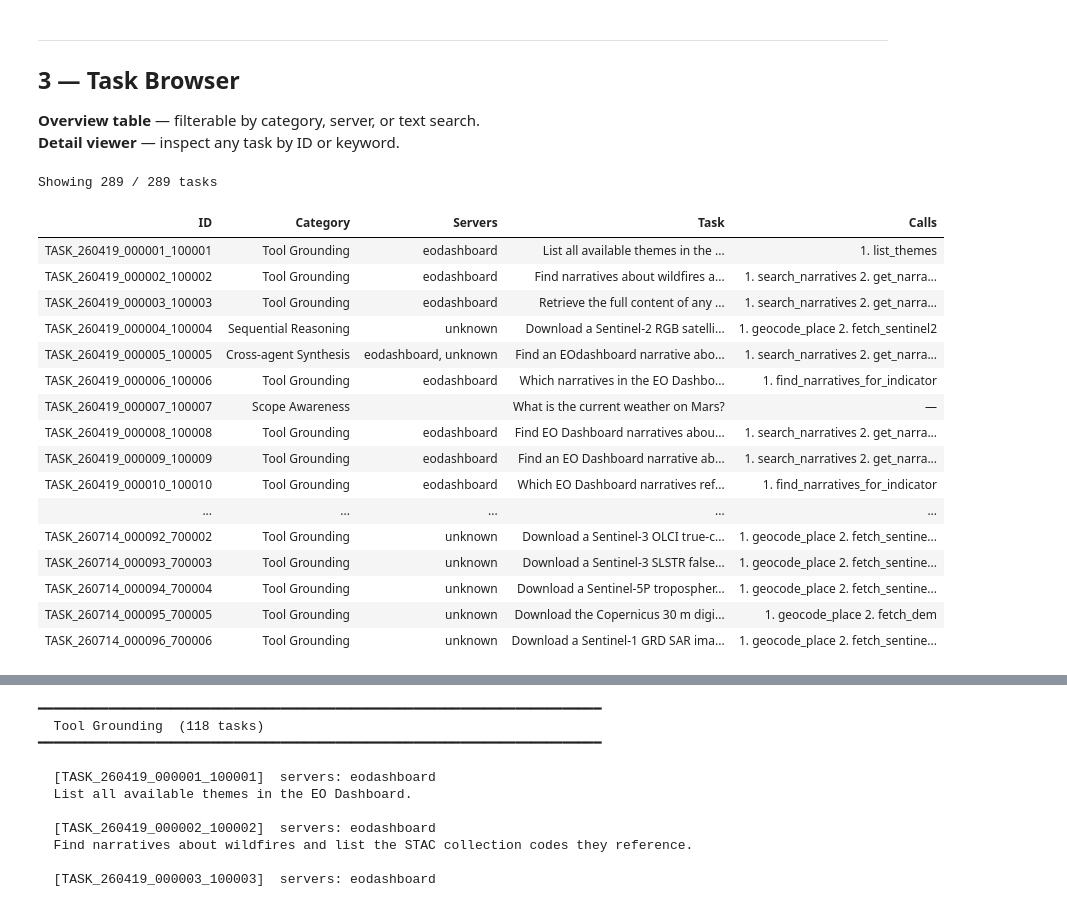
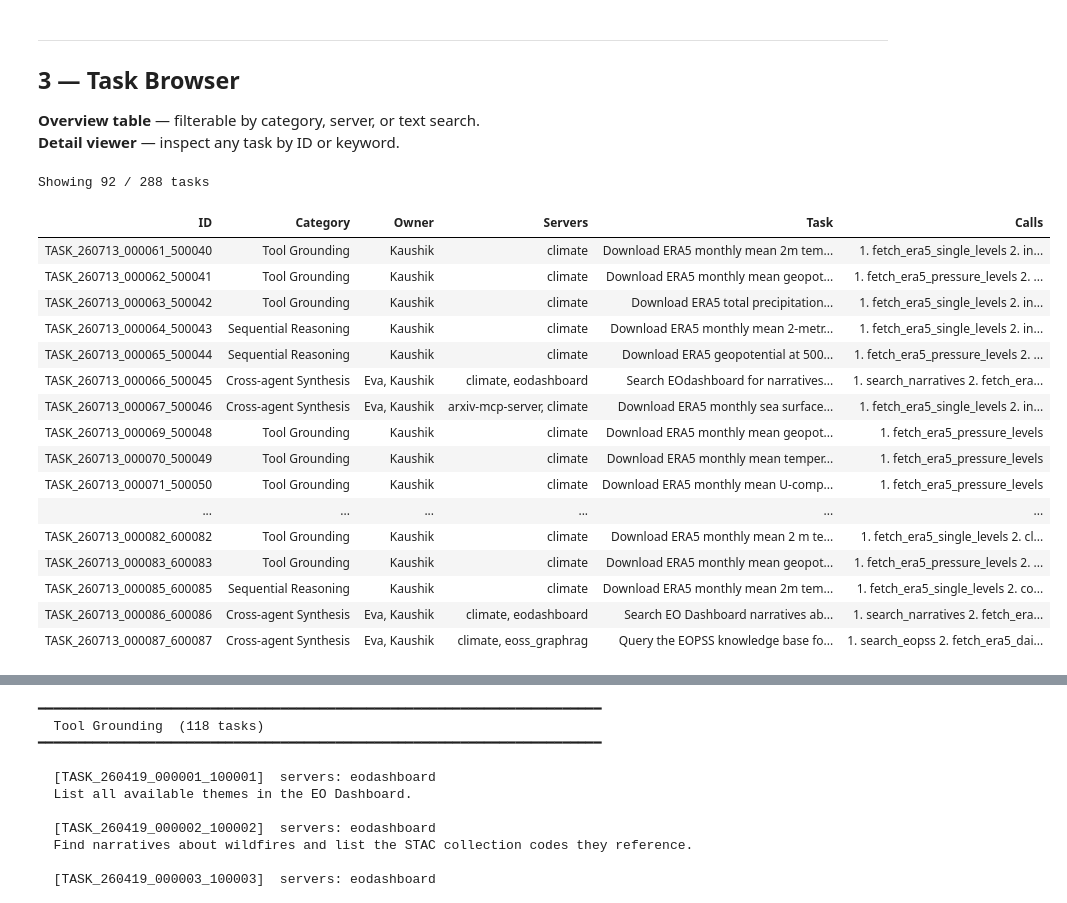
Before and after one commit to Riccardo7-DS/agenticeoecosystem, a Jupyter notebook: notebooks/BenchmarkCoverage.ipynb, the cells around one changed output, grey strips where cells are left out. Drawn from its saved outputs; the diff is of its cells as text; code cells hidden in the pictures.

```diff
--- a/notebooks/BenchmarkCoverage.ipynb
+++ b/notebooks/BenchmarkCoverage.ipynb
@@ -154,6 +151,24 @@ tasks = raw["tasks"]
 
 # Map each tool function name to its server
 TOOL_TO_SERVER = {t: s for s, info in mc.items() for t in info["tools"]}
+
+SERVER_OWNER = {
+    "eodashboard":      "Eva",
+    "eoss_graphrag":    "Eva",
+    "arxiv-mcp-server": "Eva",
+    "moocs":            "Eva",
+    "cdse":             "Kaushik",
+    "climate":          "Kaushik",
+    "gee-mcp":          "Kaushik",
+    "geos_ops":         "Riccardo",
+}
+
+def _owners(servers):
+    seen = []
+    for name in ("Eva", "Kaushik", "Riccardo"):
+        if any(SERVER_OWNER.get(s) == name for s in servers):
+            seen.append(name)
+    return seen if seen else ["—"]
 
 flat = []
 for t in tasks:
@@ -170,6 +185,7 @@ for t in tasks:
         "category": category,
         "tools":    fns,
         "servers":  servers,
+        "owners":   _owners(servers),
         "n_steps":  max((len(sol.get("steps", [])) for sol in (t.get("reference_solutions") or [])), default=0),
         "task_text": t["task_text"],
     })
@@ -286,8 +302,15 @@ plt.show()
 # ── Overview table ────────────────────────────────────────────────────────
 # Filter controls: set any to None to show all
 FILTER_CATEGORY = None          # e.g. "Tool Grounding"
-FILTER_SERVER   = None          # e.g. "moocs"
+FILTER_SERVER   = "climate"          # e.g. "moocs"
+FILTER_OWNER    = None          # "Eva", "Kaushik", "Riccardo", or None for all
 FILTER_TEXT     = None          # e.g. "SAR"
+
+OWNER_COLORS = {
+    "Eva":      "#7b5ea7",
+    "Kaushik":  "#2e7d5e",
+    "Riccardo": "#c45c26",
+}
 
 # Build ordered call sequence per task (first reference solution only)
 _task_calls = {}
@@ -302,21 +325,31 @@ if FILTER_CATEGORY:
     view = view[view["category"] == FILTER_CATEGORY]
 if FILTER_SERVER:
     view = view[view["servers"].apply(lambda ss: FILTER_SERVER in ss)]
+if FILTER_OWNER:
+    view = view[view["owners"].apply(lambda oo: FILTER_OWNER in oo)]
 if FILTER_TEXT:
     view = view[view["task_text"].str.contains(FILTER_TEXT, case=False)]
 
-display_df = view[["task_ID", "category", "servers", "task_text"]].copy()
+display_df = view[["task_ID", "category", "owners", "servers", "task_text"]].copy()
 display_df["servers"] = display_df["servers"].apply(lambda x: ", ".join(sorted(x)))
+display_df["owners"]  = display_df["owners"].apply(lambda x: ", ".join(x))
 display_df["calls"]   = display_df["task_ID"].map(_task_calls)
-display_df.columns    = ["ID", "Category", "Servers", "Task", "Calls"]
+display_df.columns    = ["ID", "Category", "Owner", "Servers", "Task", "Calls"]
 
 def _cat_color(val):
     c = CATEGORY_COLORS.get(val, "#eee")
     return f"background-color: {c}22; color: {c}; font-weight: bold"
 
+def _owner_color(val):
+    parts = [v.strip() for v in val.split(",")]
+    colors = [OWNER_COLORS.get(p, "#888") for p in parts]
+    color = colors[0]
+    return f"color: {color}; font-weight: bold; white-space: nowrap"
+
 styled_view = (
     display_df.style
     .map(_cat_color, subset=["Category"])
+    .map(_owner_color, subset=["Owner"])
     .set_properties(subset=["Task"], **{
         "white-space": "normal",
         "word-wrap":   "break-word",
@@ -331,51 +364,51 @@ styled_view = (
         "line-height":   "1.7",
         "min-width":     "180px",
         "color":         "#2a5a8a",
     })
     .set_properties(subset=["ID"], **{
         "font-family": "monospace",
         "font-size":   "10px",
         "white-space": "nowrap",
     })
     .set_properties(subset=["Servers"], **{
         "font-size":   "10px",
         "white-space": "nowrap",
         "color":       "#555",
     })
     .set_properties(subset=["Category"], **{"white-space": "nowrap"})
     .set_caption(f"Showing {len(display_df)} / {len(df)} tasks")
     .set_table_styles([
         {"selector": "caption",
          "props": [("font-size", "12px"), ("font-weight", "bold"), ("text-align", "left"),
                    ("padding-bottom", "6px")]},
         {"selector": "td",
          "props": [("font-size", "11px"), ("vertical-align", "top"), ("padding", "5px 10px")]},
         {"selector": "th",
          "props": [("font-size", "11px"), ("white-space", "nowrap"), ("text-align", "left"),
                    ("padding", "5px 10px")]},
     ])
     .hide(axis="index")
 )
 display(styled_view)
 # %% [output]
-Showing 289 / 289 tasks
+Showing 92 / 288 tasks
-| ID | Category | Servers | Task | Calls |
-| TASK_260419_000001_100001 | Tool Grounding | eodashboard | List all available themes in the ... | 1. list_themes |
-| TASK_260419_000002_100002 | Tool Grounding | eodashboard | Find narratives about wildfires a... | 1. search_narratives 2. get_narra... |
-| TASK_260419_000003_100003 | Tool Grounding | eodashboard | Retrieve the full content of any ... | 1. search_narratives 2. get_narra... |
-| TASK_260419_000004_100004 | Sequential Reasoning | unknown | Download a Sentinel-2 RGB satelli... | 1. geocode_place 2. fetch_sentinel2 |
-| TASK_260419_000005_100005 | Cross-agent Synthesis | eodashboard, unknown | Find an EOdashboard narrative abo... | 1. search_narratives 2. get_narra... |
-| TASK_260419_000006_100006 | Tool Grounding | eodashboard | Which narratives in the EO Dashbo... | 1. find_narratives_for_indicator |
-| TASK_260419_000007_100007 | Scope Awareness |  | What is the current weather on Mars? | — |
-| TASK_260419_000008_100008 | Tool Grounding | eodashboard | Find EO Dashboard narratives abou... | 1. search_narratives 2. get_narra... |
-| TASK_260419_000009_100009 | Tool Grounding | eodashboard | Find an EO Dashboard narrative ab... | 1. search_narratives 2. get_narra... |
-| TASK_260419_000010_100010 | Tool Grounding | eodashboard | Which EO Dashboard narratives ref... | 1. find_narratives_for_indicator |
-| ... | ... | ... | ... | ... |
-| TASK_260714_000092_700002 | Tool Grounding | unknown | Download a Sentinel-3 OLCI true-c... | 1. geocode_place 2. fetch_sentine... |
-| TASK_260714_000093_700003 | Tool Grounding | unknown | Download a Sentinel-3 SLSTR false... | 1. geocode_place 2. fetch_sentine... |
-| TASK_260714_000094_700004 | Tool Grounding | unknown | Download a Sentinel-5P tropospher... | 1. geocode_place 2. fetch_sentine... |
-| TASK_260714_000095_700005 | Tool Grounding | unknown | Download the Copernicus 30 m digi... | 1. geocode_place 2. fetch_dem |
-| TASK_260714_000096_700006 | Tool Grounding | unknown | Download a Sentinel-1 GRD SAR ima... | 1. geocode_place 2. fetch_sentine... |
+| ID | Category | Owner | Servers | Task | Calls |
+| TASK_260713_000061_500040 | Tool Grounding | Kaushik | climate | Download ERA5 monthly mean 2m tem... | 1. fetch_era5_single_levels 2. in... |
+| TASK_260713_000062_500041 | Tool Grounding | Kaushik | climate | Download ERA5 monthly mean geopot... | 1. fetch_era5_pressure_levels 2. ... |
+| TASK_260713_000063_500042 | Tool Grounding | Kaushik | climate | Download ERA5 total precipitation... | 1. fetch_era5_single_levels 2. in... |
+| TASK_260713_000064_500043 | Sequential Reasoning | Kaushik | climate | Download ERA5 monthly mean 2-metr... | 1. fetch_era5_single_levels 2. in... |
+| TASK_260713_000065_500044 | Sequential Reasoning | Kaushik | climate | Download ERA5 geopotential at 500... | 1. fetch_era5_pressure_levels 2. ... |
+| TASK_260713_000066_500045 | Cross-agent Synthesis | Eva, Kaushik | climate, eodashboard | Search EOdashboard for narratives... | 1. search_narratives 2. fetch_era... |
+| TASK_260713_000067_500046 | Cross-agent Synthesis | Eva, Kaushik | arxiv-mcp-server, climate | Download ERA5 monthly sea surface... | 1. fetch_era5_single_levels 2. in... |
+| TASK_260713_000069_500048 | Tool Grounding | Kaushik | climate | Download ERA5 monthly mean geopot... | 1. fetch_era5_pressure_levels |
+| TASK_260713_000070_500049 | Tool Grounding | Kaushik | climate | Download ERA5 monthly mean temper... | 1. fetch_era5_pressure_levels |
+| TASK_260713_000071_500050 | Tool Grounding | Kaushik | climate | Download ERA5 monthly mean U-comp... | 1. fetch_era5_pressure_levels |
+| ... | ... | ... | ... | ... | ... |
+| TASK_260713_000082_600082 | Tool Grounding | Kaushik | climate | Download ERA5 monthly mean 2 m te... | 1. fetch_era5_single_levels 2. cl... |
+| TASK_260713_000083_600083 | Tool Grounding | Kaushik | climate | Download ERA5 monthly mean geopot... | 1. fetch_era5_pressure_levels 2. ... |
+| TASK_260713_000085_600085 | Sequential Reasoning | Kaushik | climate | Download ERA5 monthly mean 2m tem... | 1. fetch_era5_single_levels 2. co... |
+| TASK_260713_000086_600086 | Cross-agent Synthesis | Eva, Kaushik | climate, eodashboard | Search EO Dashboard narratives ab... | 1. search_narratives 2. fetch_era... |
+| TASK_260713_000087_600087 | Cross-agent Synthesis | Eva, Kaushik | climate, eoss_graphrag | Query the EOPSS knowledge base fo... | 1. search_eopss 2. fetch_era5_dai... |
 # %%
 # ── Task detail viewer ────────────────────────────────────────────────────
 # Set INSPECT to a task_ID string, or a keyword (shows first match)
```
Also changed, not shown: parts of 7 cells of this notebook, 1 other file.
